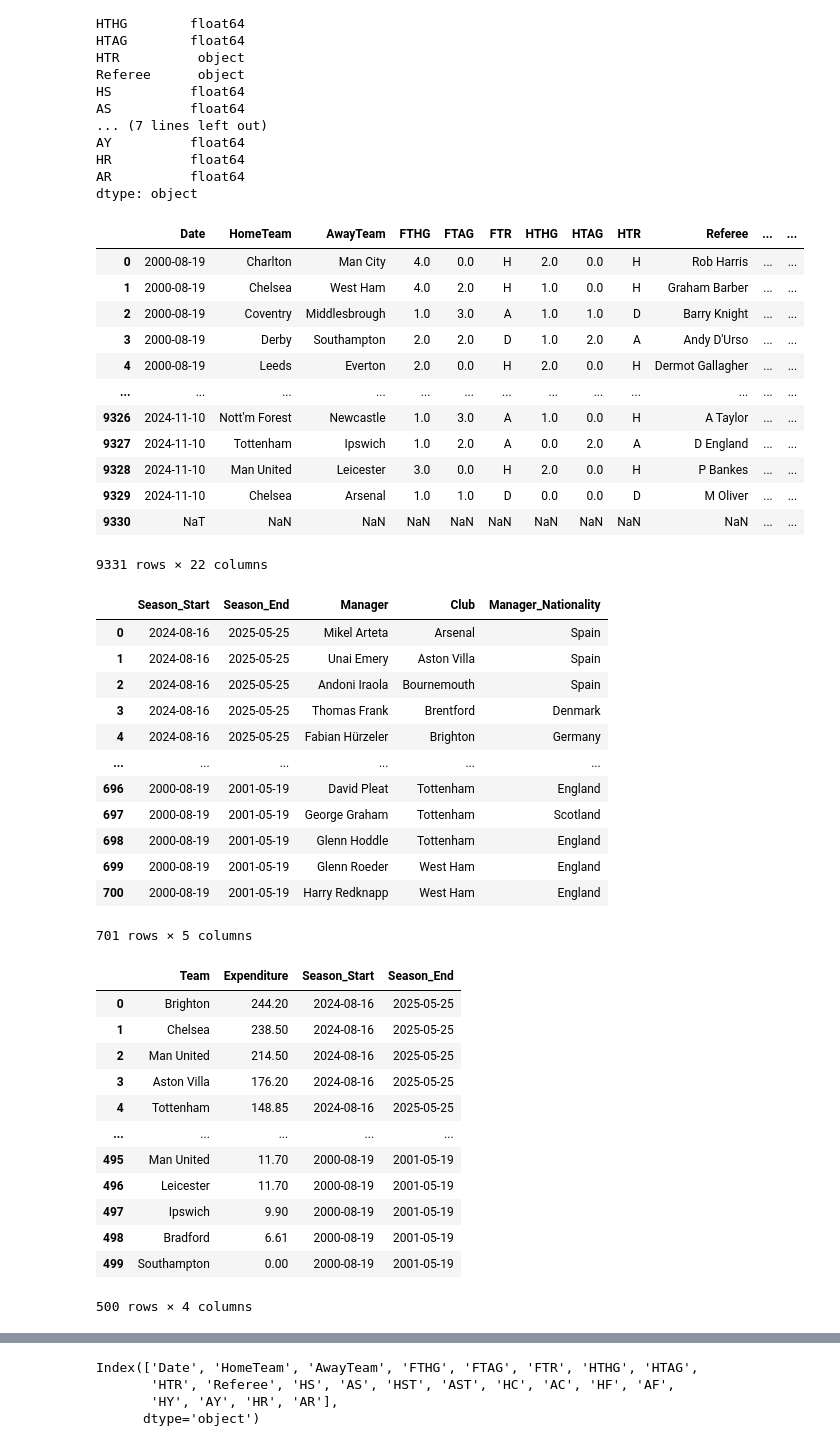
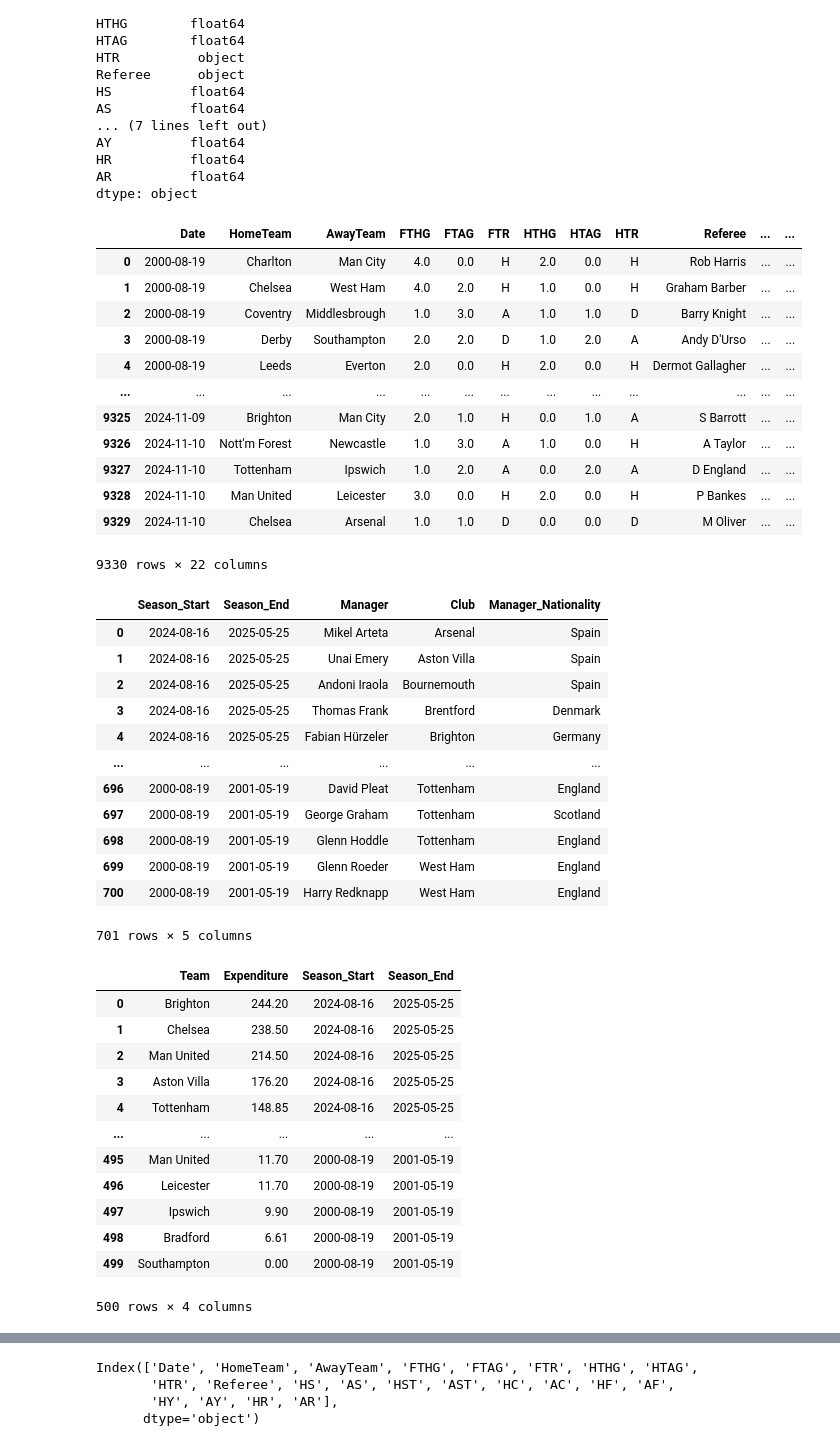
Before and after one commit to chenhsu16/SVM_Collab, a Jupyter notebook: Chen/SVM_v2.ipynb, the cells around one changed output, grey strips where cells are left out. Saved outputs shown, nothing was run; the diff lists cells and outputs as text; code cells hidden in the pictures.

```diff
--- a/Chen/SVM_v2.ipynb
+++ b/Chen/SVM_v2.ipynb
@@ -37,39 +37,45 @@ df_spending = pd.read_excel('Spending_data.xlsx')
 
 # Ensure the match date is in datetime format
 df_matches['Date'] = pd.to_datetime(df_matches['Date'],dayfirst = True)
 
 # Sort the df_matches dataframe by ascending date order
 df_matches = df_matches.sort_values(by='Date', ascending=True).reset_index(drop=True)
 
 # Drop any rows where all the values are nan
 #df_matches = df_matches.dropna()
 
 # Ensure Season_Start and Season_End are in datetime format
 df_managers['Season_Start'] = pd.to_datetime(df_managers['Season_Start'],dayfirst = True)
 df_managers['Season_End'] = pd.to_datetime(df_managers['Season_End'],dayfirst = True)
 
 df_spending['Season_Start'] = pd.to_datetime(df_spending['Season_Start'],dayfirst = True)
 df_spending['Season_End'] = pd.to_datetime(df_spending['Season_End'],dayfirst = True)
+
+
+# Remove the last row from df_matches
+df_matches = df_matches.drop(df_matches.tail(1).index)
+
+
 #Showing What Each Training Dataset Looks Like
 display(df_matches)
 display(df_managers)
 display(df_spending)
 
 df_matches.dtypes
 # %% [output]
 |  | Date | HomeTeam | AwayTeam | FTHG | FTAG | FTR | HTHG | HTAG | HTR | Referee | ... | ... |
 | 0 | 2000-08-19 | Charlton | Man City | 4.0 | 0.0 | H | 2.0 | 0.0 | H | Rob Harris | ... | ... |
 | 1 | 2000-08-19 | Chelsea | West Ham | 4.0 | 2.0 | H | 1.0 | 0.0 | H | Graham Barber | ... | ... |
 | 2 | 2000-08-19 | Coventry | Middlesbrough | 1.0 | 3.0 | A | 1.0 | 1.0 | D | Barry Knight | ... | ... |
 | 3 | 2000-08-19 | Derby | Southampton | 2.0 | 2.0 | D | 1.0 | 2.0 | A | Andy D'Urso | ... | ... |
 | 4 | 2000-08-19 | Leeds | Everton | 2.0 | 0.0 | H | 2.0 | 0.0 | H | Dermot Gallagher | ... | ... |
 | ... | ... | ... | ... | ... | ... | ... | ... | ... | ... | ... | ... | ... |
+| 9325 | 2024-11-09 | Brighton | Man City | 2.0 | 1.0 | H | 0.0 | 1.0 | A | S Barrott | ... | ... |
 | 9326 | 2024-11-10 | Nott'm Forest | Newcastle | 1.0 | 3.0 | A | 1.0 | 0.0 | H | A Taylor | ... | ... |
 | 9327 | 2024-11-10 | Tottenham | Ipswich | 1.0 | 2.0 | A | 0.0 | 2.0 | A | D England | ... | ... |
 | 9328 | 2024-11-10 | Man United | Leicester | 3.0 | 0.0 | H | 2.0 | 0.0 | H | P Bankes | ... | ... |
 | 9329 | 2024-11-10 | Chelsea | Arsenal | 1.0 | 1.0 | D | 0.0 | 0.0 | D | M Oliver | ... | ... |
-| 9330 | NaT | NaN | NaN | NaN | NaN | NaN | NaN | NaN | NaN | NaN | ... | ... |
-9331 rows × 22 columns
+9330 rows × 22 columns
 |  | Season_Start | Season_End | Manager | Club | Manager_Nationality |
 | 0 | 2024-08-16 | 2025-05-25 | Mikel Arteta | Arsenal | Spain |
 | 1 | 2024-08-16 | 2025-05-25 | Unai Emery | Aston Villa | Spain |
```
Also changed, not shown: parts of 8 cells of this notebook, 1 other file.
